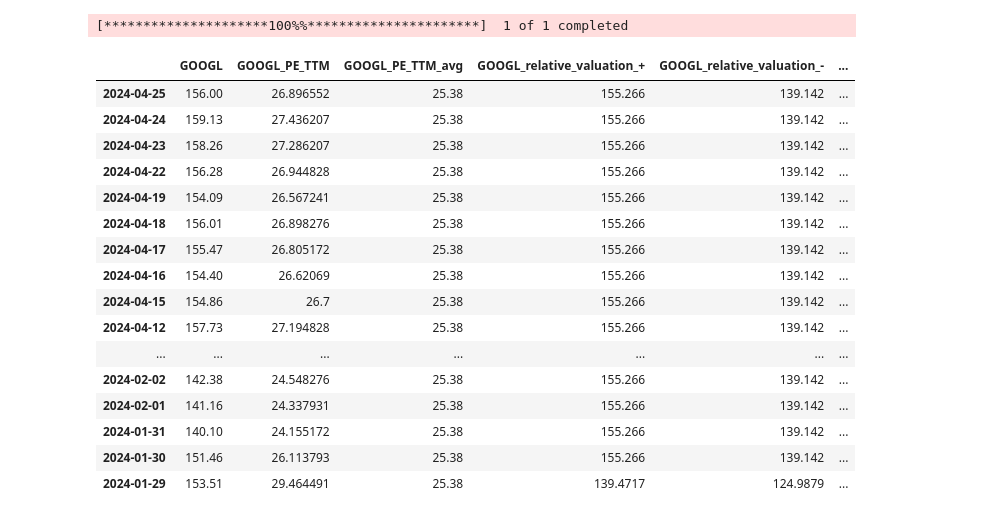
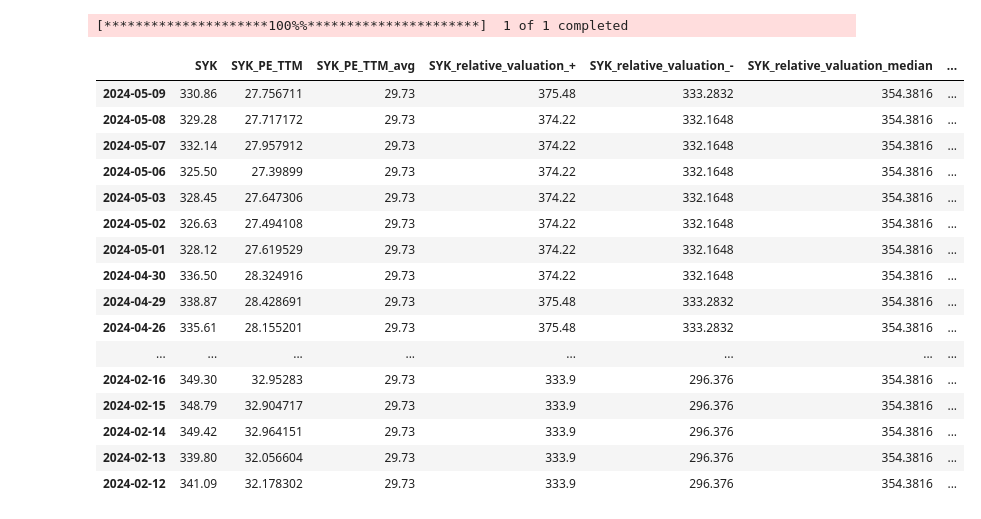
Before and after one commit to tangj310/Inv_equity, a Jupyter notebook: 03_PE_TTM_valuation/PE_TTM_valuationo.ipynb, the cells around one changed output. Drawn from its saved outputs; the diff is of its cells as text; code cells hidden in the pictures.

```diff
--- a/03_PE_TTM_valuation/PE_TTM_valuationo.ipynb
+++ b/03_PE_TTM_valuation/PE_TTM_valuationo.ipynb
@@ -39,6 +39,6 @@ print(energy_stocks)
 # %%
 # Define the ticker symbols as a list
-ticker_symbols = ['GOOGL']
+ticker_symbols = ['SYK']
 window_days = 90
 # Define the date range
 end_date = datetime.now()
@@ -141,52 +141,52 @@ for symbol in ticker_symbols:
     for condition, category in zip(conditions, categories):
         adjusted_stock_data.loc[condition, f"{symbol}_price_valuation_assessment"] = category
 
 
 
 
 # # Reset index to make it cleaner
 # adjusted_stock_data.reset_index(inplace=True)
 
 # # Example usage: Display the first few rows of the adjusted DataFrame
 # adjusted_stock_data.sort_values(by='Date', ascending=False)
 
 # Set display options to show all rows and columns
-# pd.set_option('display.max_rows', None)
-# pd.set_option('display.max_columns', None)
+pd.set_option('display.max_rows', None)
+pd.set_option('display.max_columns', None)
 selected_cols = [
     f"{symbol}"
     ,f"{symbol}_PE_TTM"
     ,f"{symbol}_PE_TTM_avg"
     ,f"{symbol}_relative_valuation_+"
     ,f"{symbol}_relative_valuation_-"
     ,f"{symbol}_relative_valuation_median"
     ,f"{symbol}_relative_valuation_projected_+"
     ,f"{symbol}_relative_valuation_projected_-"
     ,f"{symbol}_relative_valuation_projected_median"
     ,f"{symbol}_price_valuation_assessment"
 ]
 
 # adjusted_stock_data.columns
 adjusted_stock_data[selected_cols]
 # %% [output]
 [*********************100%%**********************]  1 of 1 completed
-|  | GOOGL | GOOGL_PE_TTM | GOOGL_PE_TTM_avg | GOOGL_relative_valuation_+ | GOOGL_relative_valuation_- | ... |
-| 2024-04-25 | 156.00 | 26.896552 | 25.38 | 155.266 | 139.142 | ... |
-| 2024-04-24 | 159.13 | 27.436207 | 25.38 | 155.266 | 139.142 | ... |
-| 2024-04-23 | 158.26 | 27.286207 | 25.38 | 155.266 | 139.142 | ... |
-| 2024-04-22 | 156.28 | 26.944828 | 25.38 | 155.266 | 139.142 | ... |
-| 2024-04-19 | 154.09 | 26.567241 | 25.38 | 155.266 | 139.142 | ... |
-| 2024-04-18 | 156.01 | 26.898276 | 25.38 | 155.266 | 139.142 | ... |
-| 2024-04-17 | 155.47 | 26.805172 | 25.38 | 155.266 | 139.142 | ... |
-| 2024-04-16 | 154.40 | 26.62069 | 25.38 | 155.266 | 139.142 | ... |
-| 2024-04-15 | 154.86 | 26.7 | 25.38 | 155.266 | 139.142 | ... |
-| 2024-04-12 | 157.73 | 27.194828 | 25.38 | 155.266 | 139.142 | ... |
-| ... | ... | ... | ... | ... | ... | ... |
-| 2024-02-02 | 142.38 | 24.548276 | 25.38 | 155.266 | 139.142 | ... |
-| 2024-02-01 | 141.16 | 24.337931 | 25.38 | 155.266 | 139.142 | ... |
-| 2024-01-31 | 140.10 | 24.155172 | 25.38 | 155.266 | 139.142 | ... |
-| 2024-01-30 | 151.46 | 26.113793 | 25.38 | 155.266 | 139.142 | ... |
-| 2024-01-29 | 153.51 | 29.464491 | 25.38 | 139.4717 | 124.9879 | ... |
+|  | SYK | SYK_PE_TTM | SYK_PE_TTM_avg | SYK_relative_valuation_+ | SYK_relative_valuation_- | SYK_relative_valuation_median | ... |
+| 2024-05-09 | 330.86 | 27.756711 | 29.73 | 375.48 | 333.2832 | 354.3816 | ... |
+| 2024-05-08 | 329.28 | 27.717172 | 29.73 | 374.22 | 332.1648 | 354.3816 | ... |
+| 2024-05-07 | 332.14 | 27.957912 | 29.73 | 374.22 | 332.1648 | 354.3816 | ... |
+| 2024-05-06 | 325.50 | 27.39899 | 29.73 | 374.22 | 332.1648 | 354.3816 | ... |
+| 2024-05-03 | 328.45 | 27.647306 | 29.73 | 374.22 | 332.1648 | 354.3816 | ... |
+| 2024-05-02 | 326.63 | 27.494108 | 29.73 | 374.22 | 332.1648 | 354.3816 | ... |
+| 2024-05-01 | 328.12 | 27.619529 | 29.73 | 374.22 | 332.1648 | 354.3816 | ... |
+| 2024-04-30 | 336.50 | 28.324916 | 29.73 | 374.22 | 332.1648 | 354.3816 | ... |
+| 2024-04-29 | 338.87 | 28.428691 | 29.73 | 375.48 | 333.2832 | 354.3816 | ... |
+| 2024-04-26 | 335.61 | 28.155201 | 29.73 | 375.48 | 333.2832 | 354.3816 | ... |
+| ... | ... | ... | ... | ... | ... | ... | ... |
+| 2024-02-16 | 349.30 | 32.95283 | 29.73 | 333.9 | 296.376 | 354.3816 | ... |
+| 2024-02-15 | 348.79 | 32.904717 | 29.73 | 333.9 | 296.376 | 354.3816 | ... |
+| 2024-02-14 | 349.42 | 32.964151 | 29.73 | 333.9 | 296.376 | 354.3816 | ... |
+| 2024-02-13 | 339.80 | 32.056604 | 29.73 | 333.9 | 296.376 | 354.3816 | ... |
+| 2024-02-12 | 341.09 | 32.178302 | 29.73 | 333.9 | 296.376 | 354.3816 | ... |
 # %%
 def get_earnings_dates(ticker_symbols):
     earnings_data = {}  # Dictionary to store earnings dates for each ticker
```
Also changed, not shown: parts of 3 cells of this notebook.
